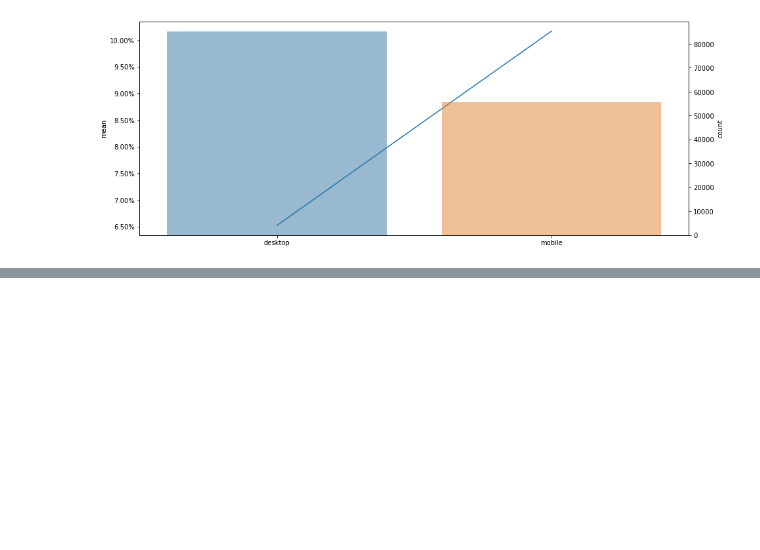
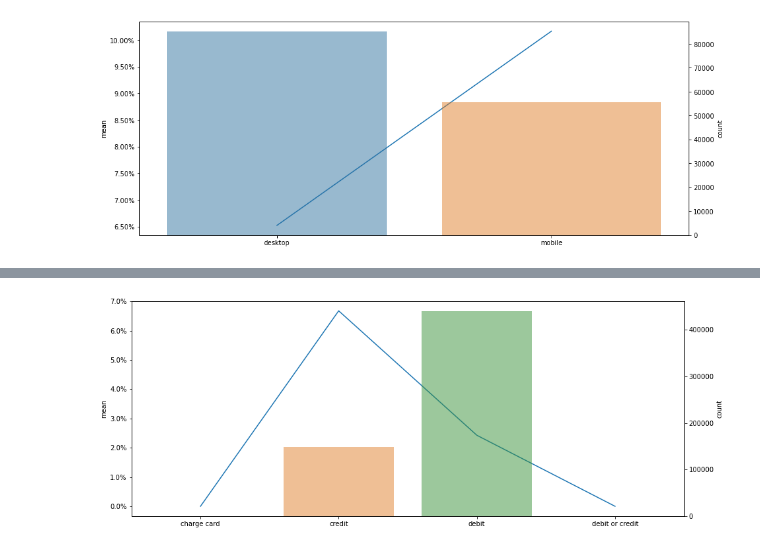
Before and after one commit to Prakrut/Fraud_Detection, a Jupyter notebook: Code/CreditCardFraudDetection.ipynb, the cells around one changed output, grey strips where cells are left out. Cells and saved outputs as stored; diff of their text form; code cells hidden in the pictures; blank space fills up the shorter version.

```diff
--- a/Code/CreditCardFraudDetection.ipynb
+++ b/Code/CreditCardFraudDetection.ipynb
@@ -166,0 +192,4 @@ barchart_categorical(train, 'DeviceType', 'isFraud')
+# %%
+barchart_categorical(train, 'card6','isFraud')
+# %% [output]
+[figure, added]
```
Also changed, not shown: parts of 4 cells of this notebook.
